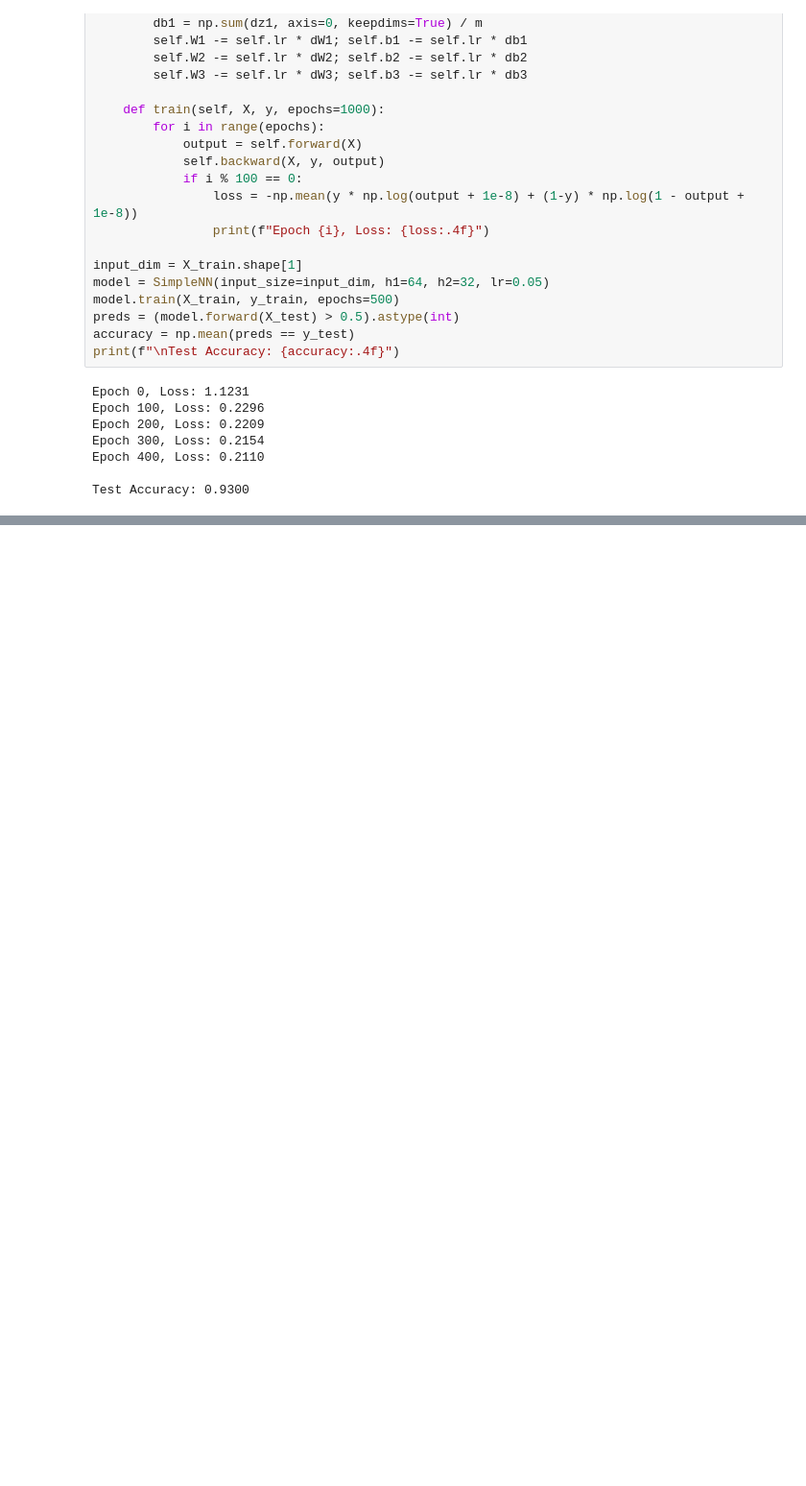
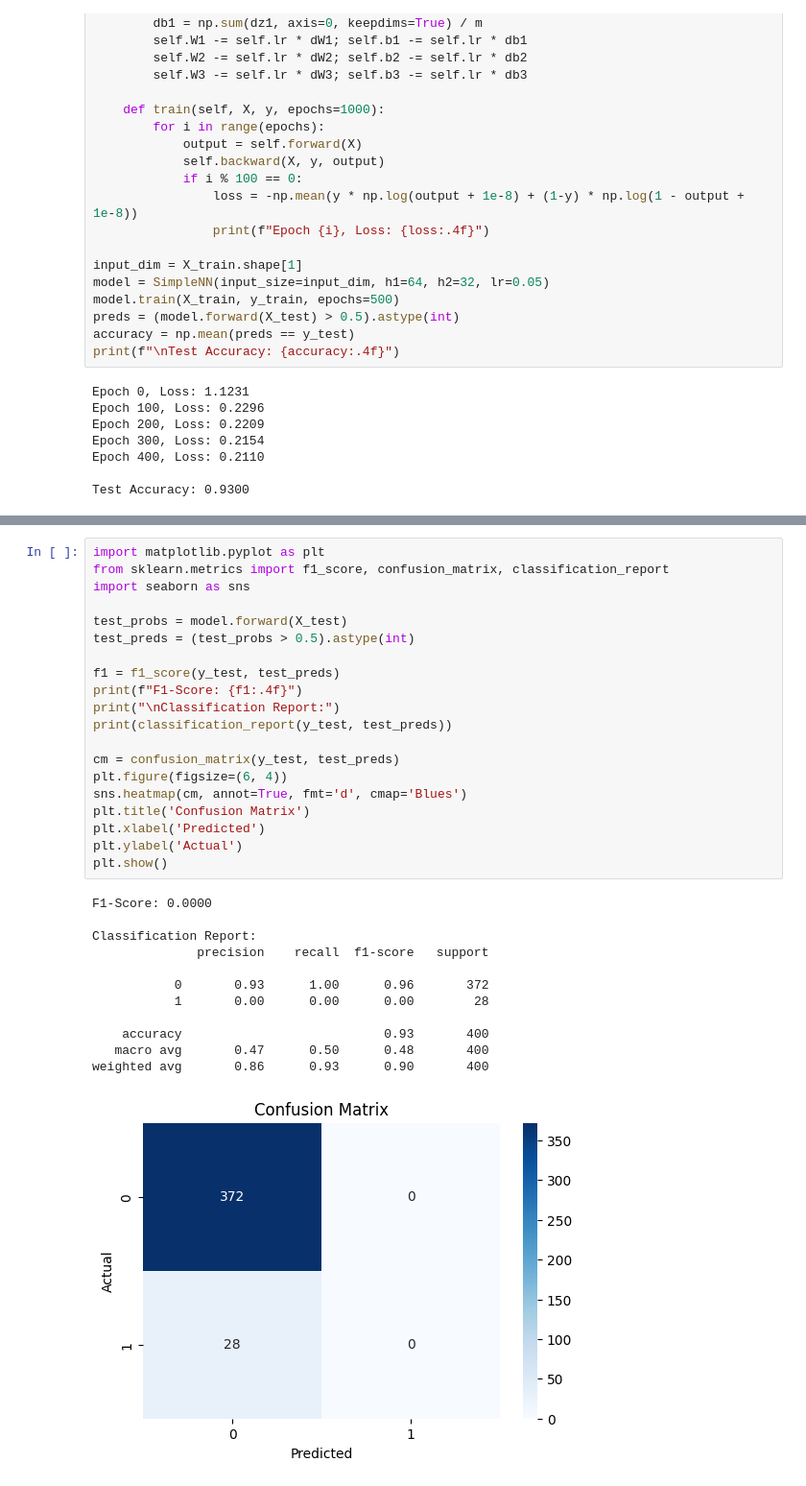
Before and after one commit to harshit234/day-45, a Jupyter notebook: assignment_45.ipynb, the cells around one changed output, grey strips where cells are left out. Shown at 96% size. Saved outputs shown, nothing was run; the diff lists cells and outputs as text; blank space fills up the shorter version.

```diff
--- a/assignment_45.ipynb
+++ b/assignment_45.ipynb
@@ -254,0 +264,33 @@ Test Accuracy: 0.9300
+# %%
+import matplotlib.pyplot as plt
+from sklearn.metrics import f1_score, confusion_matrix, classification_report
+import seaborn as sns
+
+test_probs = model.forward(X_test)
+test_preds = (test_probs > 0.5).astype(int)
+
+f1 = f1_score(y_test, test_preds)
+print(f"F1-Score: {f1:.4f}")
+print("\nClassification Report:")
+print(classification_report(y_test, test_preds))
+
+cm = confusion_matrix(y_test, test_preds)
+plt.figure(figsize=(6, 4))
+sns.heatmap(cm, annot=True, fmt='d', cmap='Blues')
+plt.title('Confusion Matrix')
+plt.xlabel('Predicted')
+plt.ylabel('Actual')
+plt.show()
+# %% [output]
+F1-Score: 0.0000
+
+Classification Report:
+              precision    recall  f1-score   support
+
+           0       0.93      1.00      0.96       372
+           1       0.00      0.00      0.00        28
+
+    accuracy                           0.93       400
+   macro avg       0.47      0.50      0.48       400
+weighted avg       0.86      0.93      0.90       400
+[figure, added]
```
Also changed, not shown: parts of 6 cells of this notebook.
